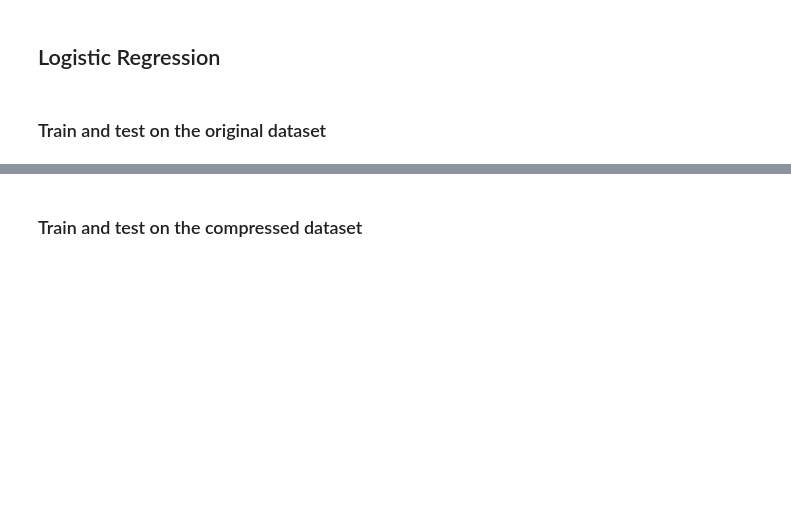
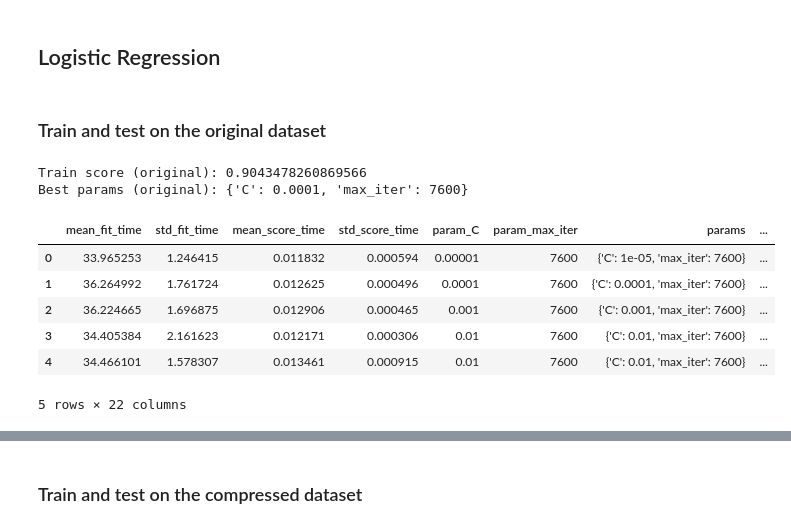
Before and after one commit to jeffcav/face-recog, a Jupyter notebook: yalefaces.ipynb, the cells around one changed output, grey strips where cells are left out. Drawn from its saved outputs; the diff is of its cells as text; code cells hidden in the pictures; blank space fills up the shorter version.

```diff
--- a/yalefaces.ipynb
+++ b/yalefaces.ipynb
@@ -125 +132,16 @@ lr_classifier = LogisticRegression(C=0.1, random_state=0, max_iter=7600).fit(X_t
+# %%
+print("Train score (original):", lr_grid_search.best_score_)
+print("Best params (original):", lr_grid_search.best_params_)
+lr_cv_result = pd.DataFrame(lr_grid_search.cv_results_)
+lr_cv_result.head()
+# %% [output]
+Train score (original): 0.9043478260869566
+Best params (original): {'C': 0.0001, 'max_iter': 7600}
+|  | mean_fit_time | std_fit_time | mean_score_time | std_score_time | param_C | param_max_iter | params | ... |
+| 0 | 33.965253 | 1.246415 | 0.011832 | 0.000594 | 0.00001 | 7600 | {'C': 1e-05, 'max_iter': 7600} | ... |
+| 1 | 36.264992 | 1.761724 | 0.012625 | 0.000496 | 0.0001 | 7600 | {'C': 0.0001, 'max_iter': 7600} | ... |
+| 2 | 36.224665 | 1.696875 | 0.012906 | 0.000465 | 0.001 | 7600 | {'C': 0.001, 'max_iter': 7600} | ... |
+| 3 | 34.405384 | 2.161623 | 0.012171 | 0.000306 | 0.01 | 7600 | {'C': 0.01, 'max_iter': 7600} | ... |
+| 4 | 34.466101 | 1.578307 | 0.013461 | 0.000915 | 0.01 | 7600 | {'C': 0.01, 'max_iter': 7600} | ... |
+5 rows × 22 columns
 # %%
```
Also changed, not shown: parts of 10 cells of this notebook.
